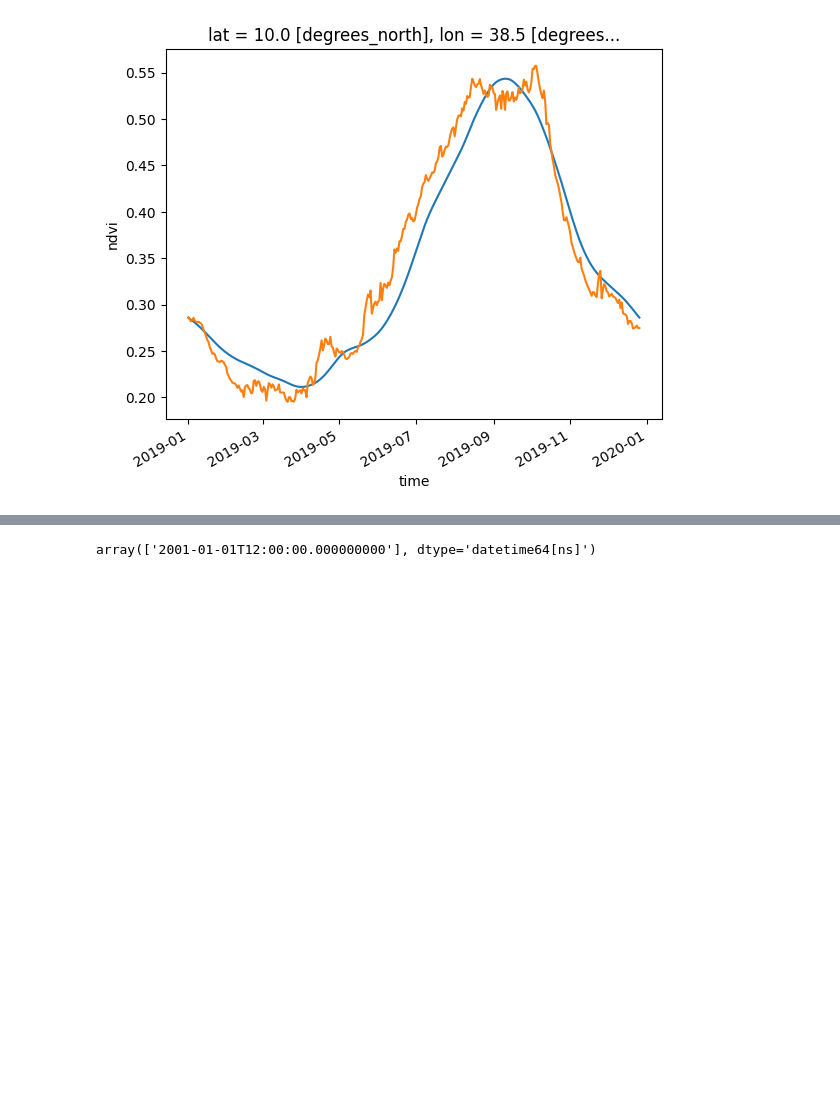
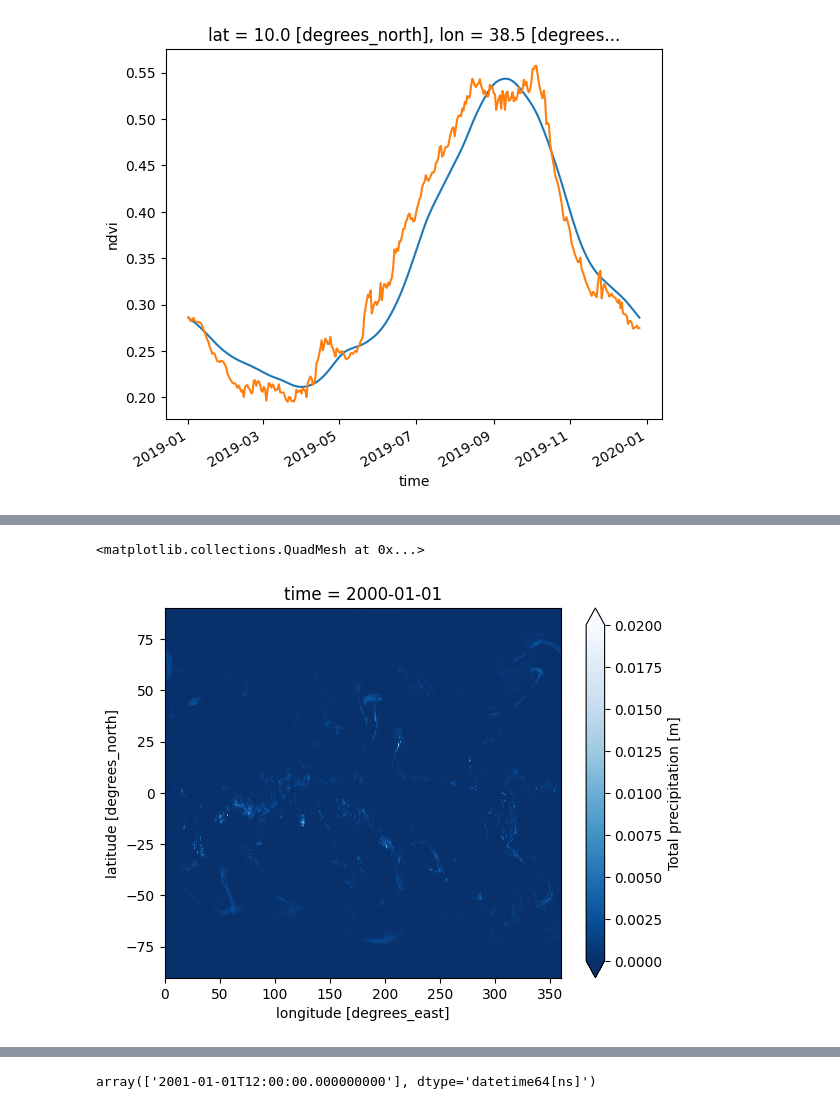
Before and after one commit to Riccardo7-DS/Indices_analysis, a Jupyter notebook: notebooks/model.ipynb, the cells around one changed output, grey strips where cells are left out. Drawn from its saved outputs; the diff is of its cells as text; code cells hidden in the pictures; blank space fills up the shorter version.

```diff
--- a/notebooks/model.ipynb
+++ b/notebooks/model.ipynb
@@ -685,0 +707,13 @@ Files matching 'NDVImean' restored from trash.
+# %%
+import xarray as xr
+
+reanalysis = xr.open_zarr(
+    'gs://gcp-public-data-arco-era5/ar/full_37-1h-0p25deg-chunk-1.zarr-v3/',
+    chunks={'time': 48},
+    consolidated=True,
+)
+# %%
+reanalysis["total_precipitation"].sel(time="2000-01-01 00:00:00").plot(cmap="Blues_r", vmin=0, vmax=0.02)
+# %% [output]
+<matplotlib.collections.QuadMesh at 0x...>
+[figure, added]
```
Also changed, not shown: parts of 9 cells of this notebook, 4 other files.
